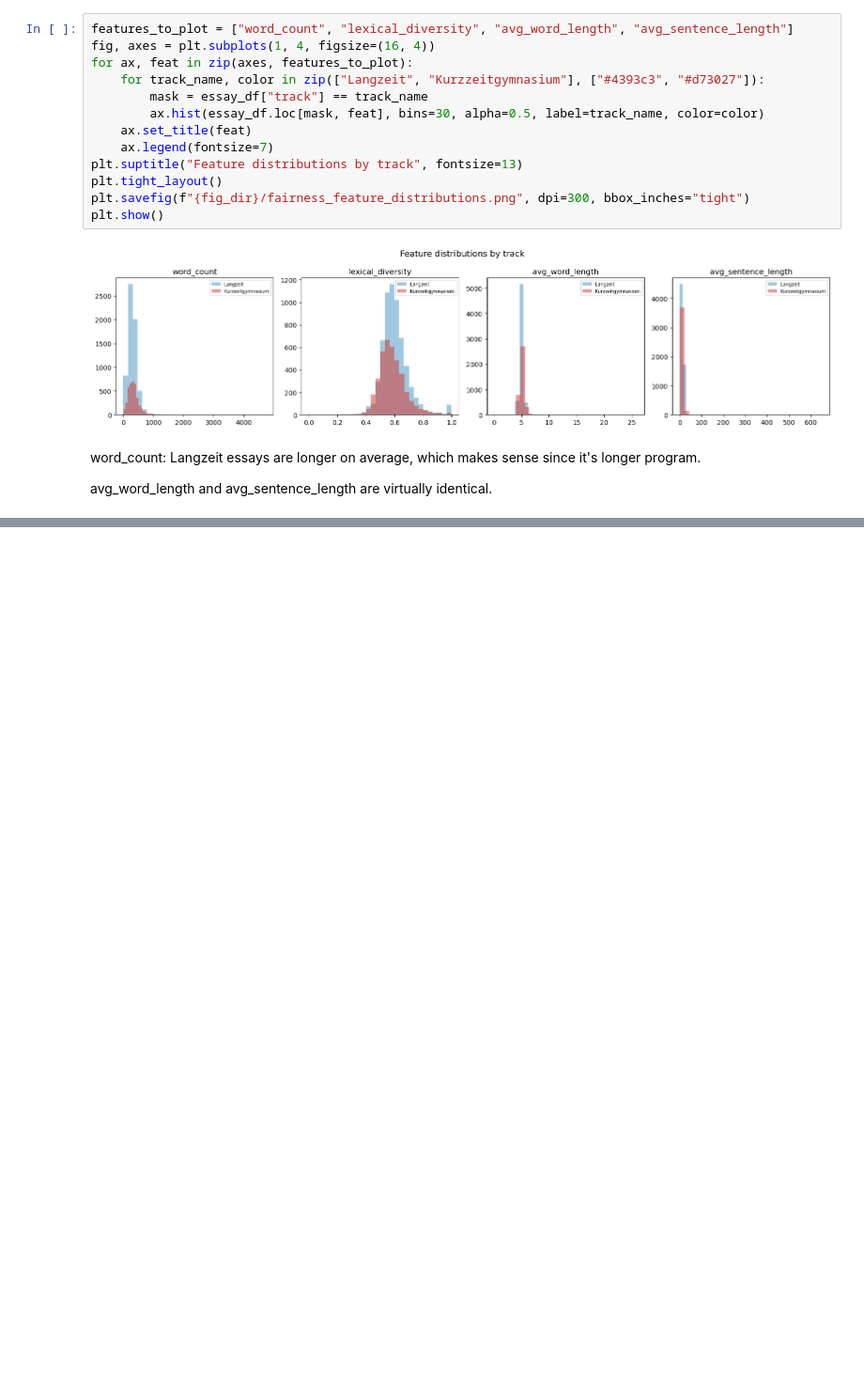
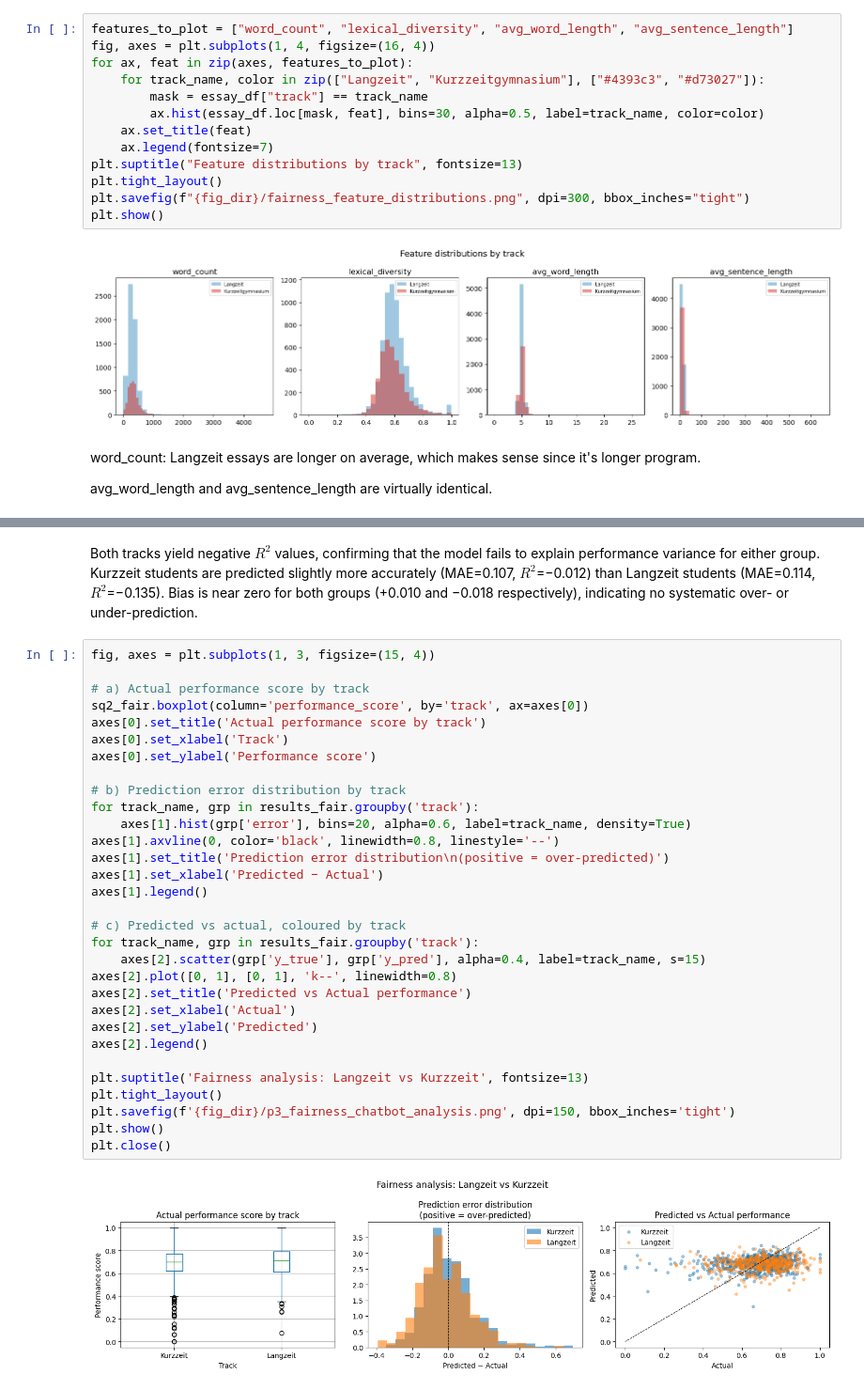
Before and after one commit to Tournedos/MLBD_2026, a Jupyter notebook: Q4_OverallFairness/overall_fairness.ipynb, the cells around one changed output, grey strips where cells are left out. Shown at 94% size. Drawn from its saved outputs; the diff is of its cells as text; blank space fills up the shorter version.

```diff
--- a/Q4_OverallFairness/overall_fairness.ipynb
+++ b/Q4_OverallFairness/overall_fairness.ipynb
@@ -246,0 +511,35 @@ quiz_results = pd.read_csv(f'{data_dir}/quiz_results.csv')
+# %% [markdown]
+Both tracks yield negative $R^2$ values, confirming that the model fails to explain performance variance for either group. Kurzzeit students are predicted slightly more accurately (MAE=0.107, $R^2$=−0.012) than Langzeit students (MAE=0.114, $R^2$=−0.135). Bias is near zero for both groups (+0.010 and −0.018 respectively), indicating no systematic over- or under-prediction.
+# %%
+fig, axes = plt.subplots(1, 3, figsize=(15, 4))
+
+# a) Actual performance score by track
+sq2_fair.boxplot(column='performance_score', by='track', ax=axes[0])
+axes[0].set_title('Actual performance score by track')
+axes[0].set_xlabel('Track')
+axes[0].set_ylabel('Performance score')
+
+# b) Prediction error distribution by track
+for track_name, grp in results_fair.groupby('track'):
+    axes[1].hist(grp['error'], bins=20, alpha=0.6, label=track_name, density=True)
+axes[1].axvline(0, color='black', linewidth=0.8, linestyle='--')
+axes[1].set_title('Prediction error distribution\n(positive = over-predicted)')
+axes[1].set_xlabel('Predicted − Actual')
+axes[1].legend()
+
+# c) Predicted vs actual, coloured by track
+for track_name, grp in results_fair.groupby('track'):
+    axes[2].scatter(grp['y_true'], grp['y_pred'], alpha=0.4, label=track_name, s=15)
+axes[2].plot([0, 1], [0, 1], 'k--', linewidth=0.8)
+axes[2].set_title('Predicted vs Actual performance')
+axes[2].set_xlabel('Actual')
+axes[2].set_ylabel('Predicted')
+axes[2].legend()
+
+plt.suptitle('Fairness analysis: Langzeit vs Kurzzeit', fontsize=13)
+plt.tight_layout()
+plt.savefig(f'{fig_dir}/p3_fairness_chatbot_analysis.png', dpi=150, bbox_inches='tight')
+plt.show()
+plt.close()
+# %% [output]
+[figure, added]
```
Also changed, not shown: parts of 26 cells of this notebook, 3 other files.
